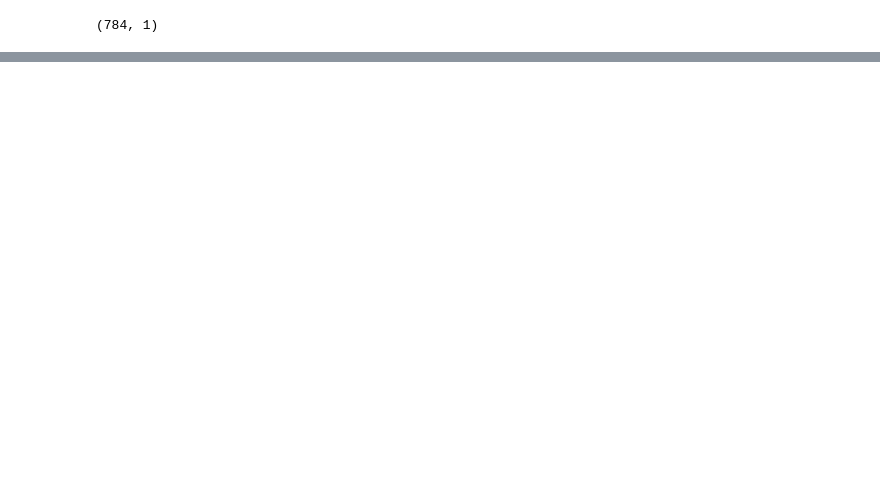
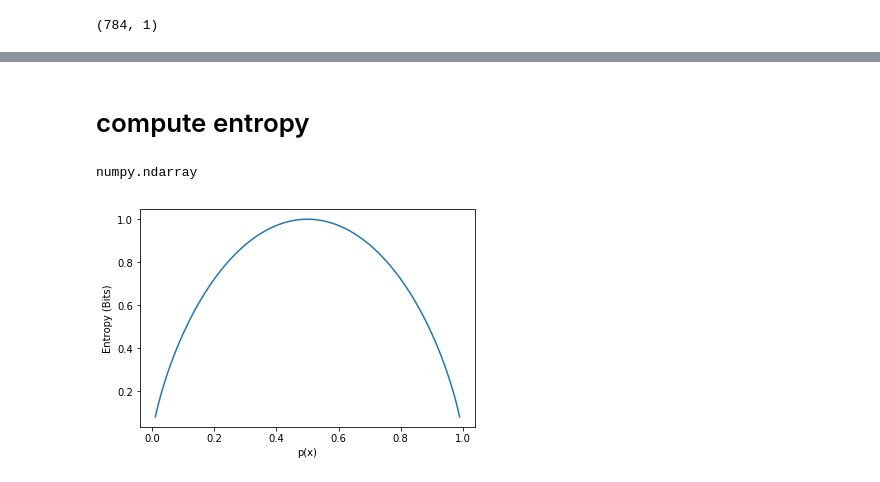
Before and after one commit to tmtadros24/EntropyInSpikingNNs, a Jupyter notebook: NN_play.ipynb, the cells around one changed output, grey strips where cells are left out. Drawn from its saved outputs; the diff is of its cells as text; code cells hidden in the pictures; blank space fills up the shorter version.

Commit message:
Binarize inputs + entropy calc

```diff
--- a/NN_play.ipynb
+++ b/NN_play.ipynb
@@ -120,0 +128,21 @@ plt.show()
+# %% [markdown]
+# compute entropy
+# %%
+# now that it is binary simply compute
+foo = training_data
+x = [i[0] for i in training_data]
+
+np.shape(xx)
+type(xx)
+#cnts = np.unique(xx,axis=0,return_counts = True)
+# %% [output]
+numpy.ndarray
+# %%
+def bin_ent(p): return -(p*np.log2(p)+(1-p)*np.log2(1-p))
+x = np.arange(0.01,1,.01)
+plt.plot(x,bin_ent(x))
+plt.xlabel('p(x)')
+plt.ylabel('Entropy (Bits)')
+plt.show()
+# %% [output]
+[figure, added]
```
Also changed, not shown: parts of 9 cells of this notebook, 3 other files.
